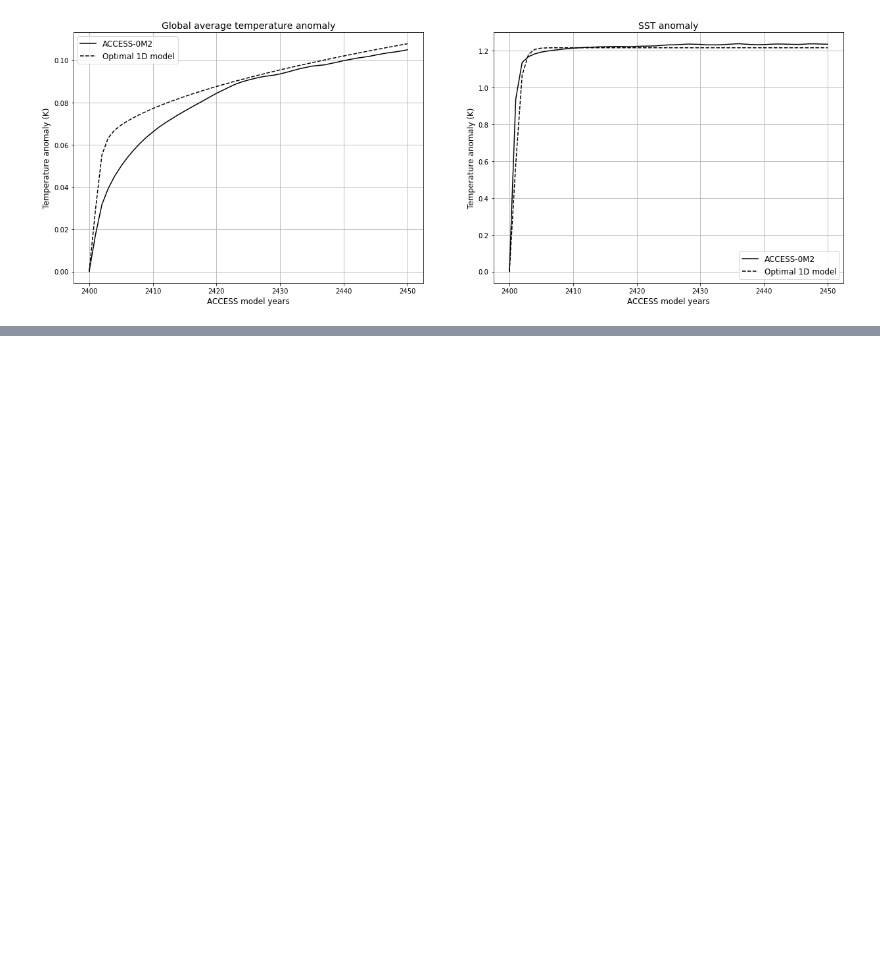
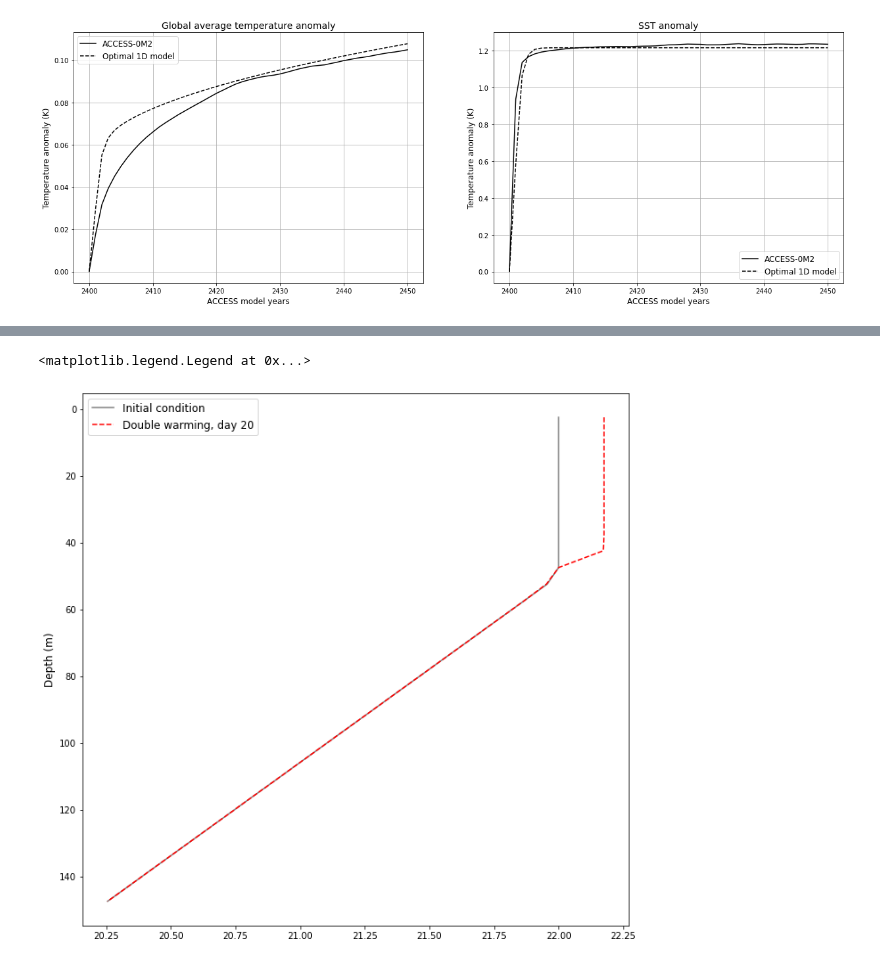
Before and after one commit to mpudig/HonoursThesis, a Jupyter notebook: one_dim_experiments.ipynb, the cells around one changed output, grey strips where cells are left out. Drawn from its saved outputs; the diff is of its cells as text; code cells hidden in the pictures; blank space fills up the shorter version.

```diff
--- a/one_dim_experiments.ipynb
+++ b/one_dim_experiments.ipynb
@@ -162,0 +238,14 @@ axs[1].grid()
+# %%
+plt.figure(figsize=(11,11))
+plt.plot(T_i[:30], z_t[:30], label='Initial condition', color = 'gray')
+plt.plot(T_warmx2[:30, 2], z_t[:30], label='Double warming, day 20', color = 'r', linestyle = '--')
+#plt.plot(T_warmx2[:, 5], z_t, label='double warm', color = 'r', linestyle = '--')
+plt.ylabel('Depth (m)', fontsize=12)
+plt.xlabel('Temperature (deg C)', fontsize=12)
+plt.title('Illustration of how MLD')
+
+plt.gca().invert_yaxis()
+plt.legend(fontsize=12)
+# %% [output]
+<matplotlib.legend.Legend at 0x...>
+[figure, added]
```
Also changed, not shown: parts of 5 cells of this notebook.
